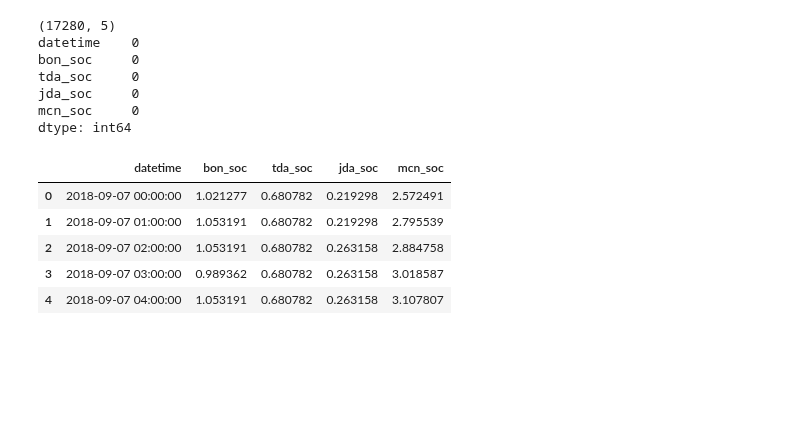
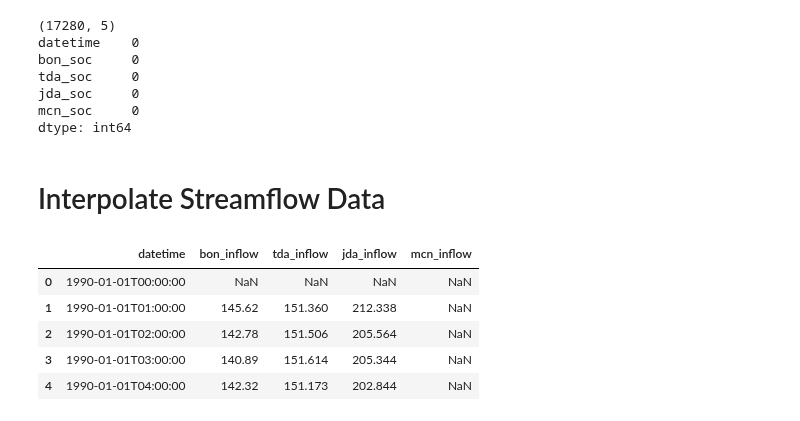
Before and after one commit to ecohn44/cascaded-hydro, a Jupyter notebook: py-forecasting/inflow-models-full.ipynb, the cells around one changed output. Cells and saved outputs as stored; diff of their text form; code cells hidden in the pictures; blank space fills up the shorter version.

```diff
--- a/py-forecasting/hydrograph.ipynb
+++ b/py-forecasting/inflow-models-full.ipynb
@@ -597,13 +599,4 @@ tda_soc     0
 jda_soc     0
 mcn_soc     0
 dtype: int64
-# %%
-soc_df_norm.head()
-# %% [output]
-|  | datetime | bon_soc | tda_soc | jda_soc | mcn_soc |
-| 0 | 2018-09-07 00:00:00 | 1.021277 | 0.680782 | 0.219298 | 2.572491 |
-| 1 | 2018-09-07 01:00:00 | 1.053191 | 0.680782 | 0.219298 | 2.795539 |
-| 2 | 2018-09-07 02:00:00 | 1.053191 | 0.680782 | 0.263158 | 2.884758 |
-| 3 | 2018-09-07 03:00:00 | 0.989362 | 0.680782 | 0.263158 | 3.018587 |
-| 4 | 2018-09-07 04:00:00 | 1.053191 | 0.680782 | 0.263158 | 3.107807 |
 # %%
@@ -610,0 +604,25 @@ soc_df_norm.to_csv("/Users/elizacohn/Desktop/cascaded-hydro/simulation-data/soc.
+# %% [markdown]
+# Interpolate Streamflow Data
+# %%
+# Load Ning data
+bonref = pd.read_csv("/Users/elizacohn/Desktop/Columbia River Data/Ning Data/BON_hourly.csv")
+tdaref = pd.read_csv("/Users/elizacohn/Desktop/Columbia River Data/Ning Data/TDA_hourly.csv")
+jdaref = pd.read_csv("/Users/elizacohn/Desktop/Columbia River Data/Ning Data/JDA_hourly.csv")
+mcnref = pd.read_csv("/Users/elizacohn/Desktop/Columbia River Data/Ning Data/MCN_hourly.csv")
+# %%
+ref = pd.DataFrame()
+
+ref["datetime"] = bonref["datetime"]
+ref["bon_inflow"] = bonref["inflow_kcfs"]
+ref["tda_inflow"] = tdaref["inflow_kcfs"]
+ref["jda_inflow"] = jdaref["inflow_kcfs"]
+ref["mcn_inflow"] = mcnref["inflow_kcfs"]
+# %%
+ref.head()
+# %% [output]
+|  | datetime | bon_inflow | tda_inflow | jda_inflow | mcn_inflow |
+| 0 | 1990-01-01T00:00:00 | NaN | NaN | NaN | NaN |
+| 1 | 1990-01-01T01:00:00 | 145.62 | 151.360 | 212.338 | NaN |
+| 2 | 1990-01-01T02:00:00 | 142.78 | 151.506 | 205.564 | NaN |
+| 3 | 1990-01-01T03:00:00 | 140.89 | 151.614 | 205.344 | NaN |
+| 4 | 1990-01-01T04:00:00 | 142.32 | 151.173 | 202.844 | NaN |
```
Also changed, not shown: parts of 37 cells of this notebook, 7 other files.
